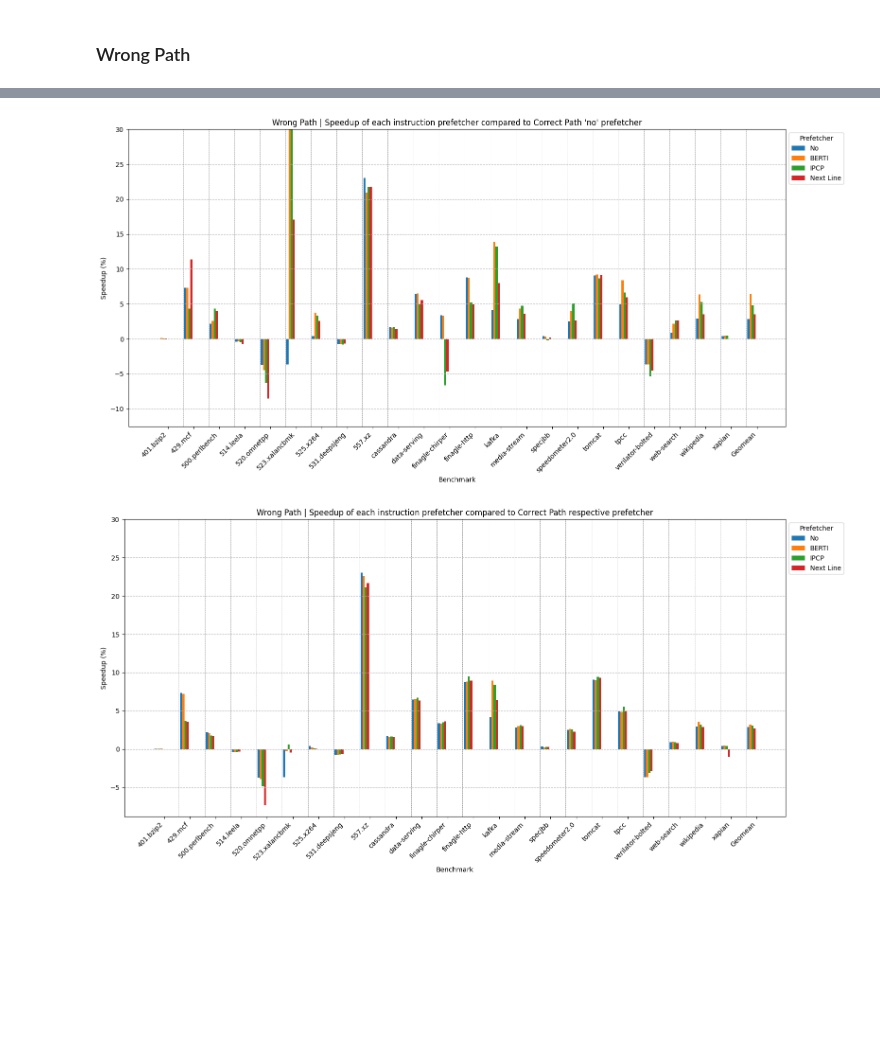
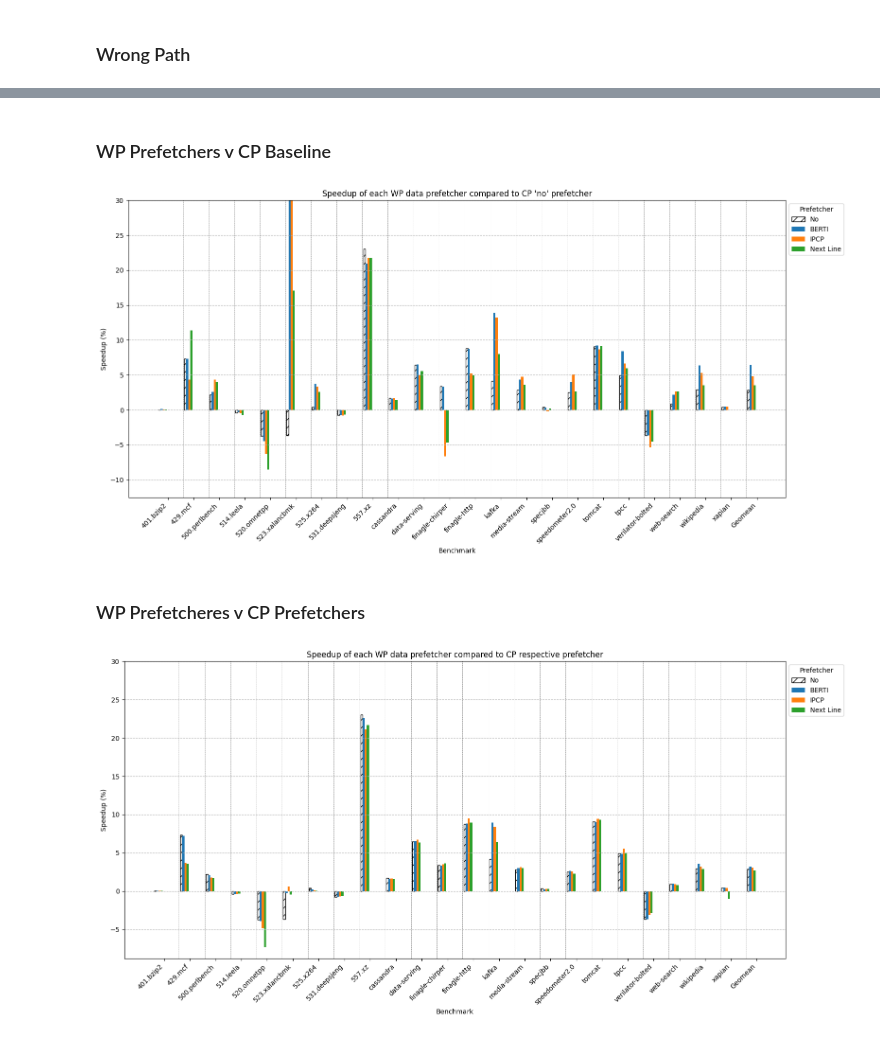
Before and after one commit to joshualmashburn/ChampSim, a Jupyter notebook: analysis.ipynb, the cells around one changed output, grey strips where cells are left out. Cells and saved outputs as stored; diff of their text form; code cells hidden in the pictures; blank space fills up the shorter version.

```diff
--- a/analysis.ipynb
+++ b/analysis.ipynb
@@ -334,3 +506,5 @@ plt.show()
+# %% [markdown]
+### WP Prefetchers v CP Baseline
 # %%
 df_wp_no = group_by_prefetcher(wp_ipc_df, "l1d-no")
 df_wp_berti = group_by_prefetcher(wp_ipc_df, "l1d-berti")
@@ -346,39 +520,51 @@ df_wp_next_line = calculate_speedup(df_wp_next_line, df_cp_no)
 bar_width = 0.1
 gap = 0.2
 
 # Positions of the bars on the x-axis
 r1 = [x * (1 + gap) for x in range(len(df_cp_no))]
 r2 = [x + bar_width for x in r1]
 r3 = [x + bar_width for x in r2]
 r4 = [x + bar_width for x in r3]
 
 # Create the bars
 plt.figure(figsize=(16, 8))
-plt.bar(r1, df_wp_no["Speedup"], width=bar_width, label="No")
+plt.bar(
+    r1,
+    df_wp_no["Speedup"],
+    width=bar_width,
+    label="No",
+    color="white",
+    edgecolor="black",
+    hatch="//",
+)
 plt.bar(r2, df_wp_berti["Speedup"], width=bar_width, label="BERTI")
 plt.bar(r3, df_wp_ipcp["Speedup"], width=bar_width, label="IPCP")
 plt.bar(r4, df_wp_next_line["Speedup"], width=bar_width, label="Next Line")
 
 # Add shorter vertical dashed lines between each group
 for i in range(1, len(df_cp_no)):
     plt.axvline(x=(r1[i] - gap / 2), color="gray", linestyle="--", linewidth=0.5)
 
 # Add labels and title
 plt.grid(axis="y", linestyle="--")
 plt.xticks(
-    [r + 4 * bar_width for r in r1], df_wp_no["Benchmark"], rotation=45, ha="right"
+    [r + 4 * bar_width for r in r1], df_cp_no["Benchmark"], rotation=45, ha="right"
 )
 plt.xlabel("Benchmark")
 plt.ylabel("Speedup (%)")
 plt.ylim(top=30)
 plt.legend(title="Prefetcher", bbox_to_anchor=(1, 1), loc="upper left")
-plt.title(
-    "Wrong Path | Speedup of each instruction prefetcher compared to Correct Path 'no' prefetcher"
-)
+plt.title("Speedup of each WP data prefetcher compared to CP 'no' prefetcher")
 plt.tight_layout()
+
+# Save the plot
+# plt.savefig("l1d_wp_speedup_cp_no.svg", format="svg", dpi=1200)
+
 plt.show()
 # %% [output]
-[figure, old version]
+[figure, new version]
+# %% [markdown]
+### WP Prefetcheres v CP Prefetchers
 # %%
 df_wp_no = group_by_prefetcher(wp_ipc_df, "l1d-no")
 df_wp_berti = group_by_prefetcher(wp_ipc_df, "l1d-berti")
@@ -395,35 +581,45 @@ bar_width = 0.1
 gap = 0.2
 
 # Positions of the bars on the x-axis
-r1 = [x * (1 + gap) for x in range(len(df_wp_no))]
+r1 = [x * (1 + gap) for x in range(len(df_cp_no))]
 r2 = [x + bar_width for x in r1]
 r3 = [x + bar_width for x in r2]
 r4 = [x + bar_width for x in r3]
 
 # Create the bars
 plt.figure(figsize=(16, 8))
-plt.bar(r1, df_wp_no["Speedup"], width=bar_width, label="No")
+plt.bar(
+    r1,
+    df_wp_no["Speedup"],
+    width=bar_width,
+    label="No",
+    color="white",
+    edgecolor="black",
+    hatch="//",
+)
 plt.bar(r2, df_wp_berti["Speedup"], width=bar_width, label="BERTI")
 plt.bar(r3, df_wp_ipcp["Speedup"], width=bar_width, label="IPCP")
 plt.bar(r4, df_wp_next_line["Speedup"], width=bar_width, label="Next Line")
 
 # Add shorter vertical dashed lines between each group
-for i in range(1, len(df_wp_no)):
+for i in range(1, len(df_cp_no)):
     plt.axvline(x=(r1[i] - gap / 2), color="gray", linestyle="--", linewidth=0.5)
 
 # Add labels and title
 plt.grid(axis="y", linestyle="--")
 plt.xticks(
-    [r + 4 * bar_width for r in r1], df_wp_no["Benchmark"], rotation=45, ha="right"
+    [r + 4 * bar_width for r in r1], df_cp_no["Benchmark"], rotation=45, ha="right"
 )
 plt.xlabel("Benchmark")
 plt.ylabel("Speedup (%)")
 plt.ylim(top=30)
 plt.legend(title="Prefetcher", bbox_to_anchor=(1, 1), loc="upper left")
-plt.title(
-    "Wrong Path | Speedup of each instruction prefetcher compared to Correct Path respective prefetcher"
-)
+plt.title("Speedup of each WP data prefetcher compared to CP respective prefetcher")
 plt.tight_layout()
+
+# Save the plot
+# plt.savefig("l1d_wp_speedup_cp_respective.svg", format="svg", dpi=1200)
+
 plt.show()
 # %% [output]
-[figure, old version]
+[figure, new version]
```
Also changed, not shown: parts of 8 cells of this notebook.
